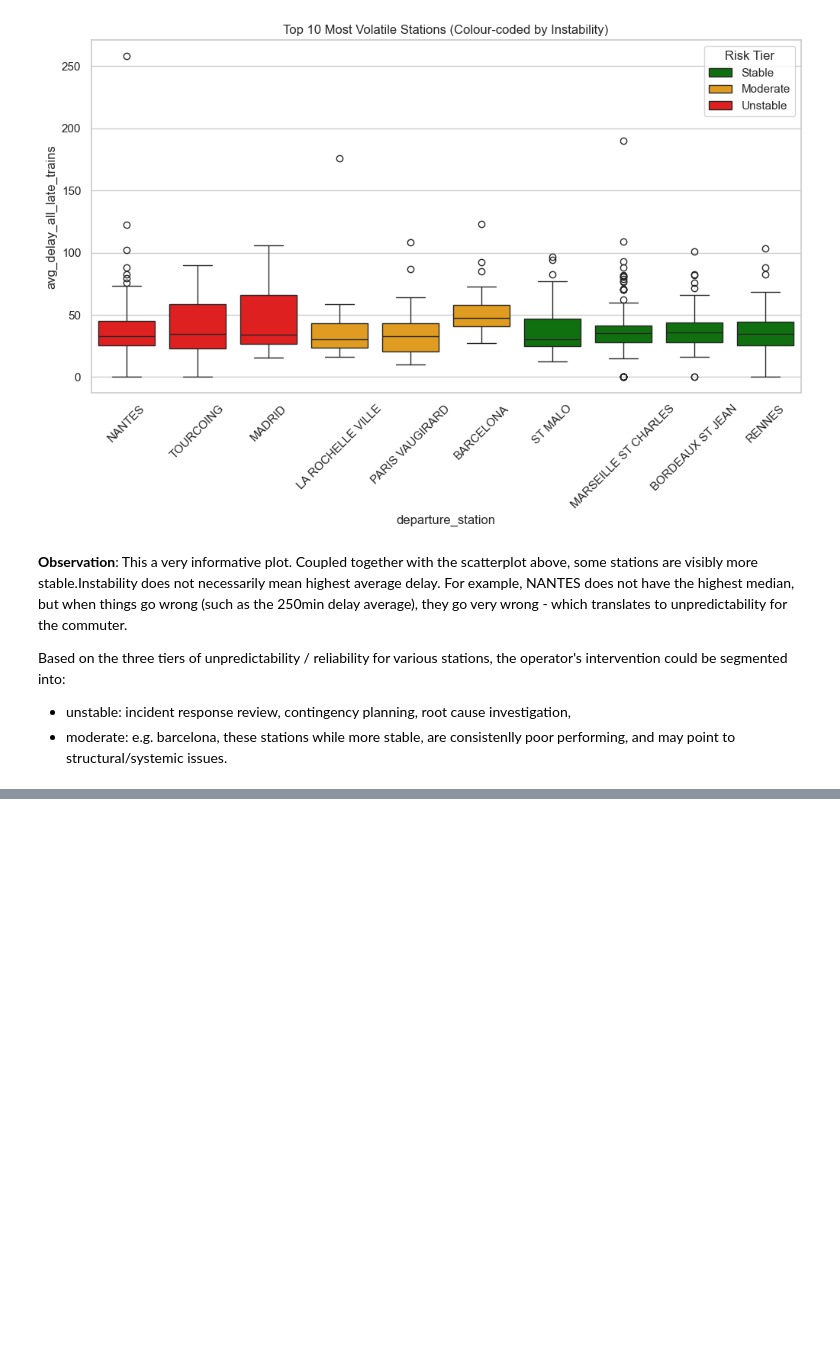
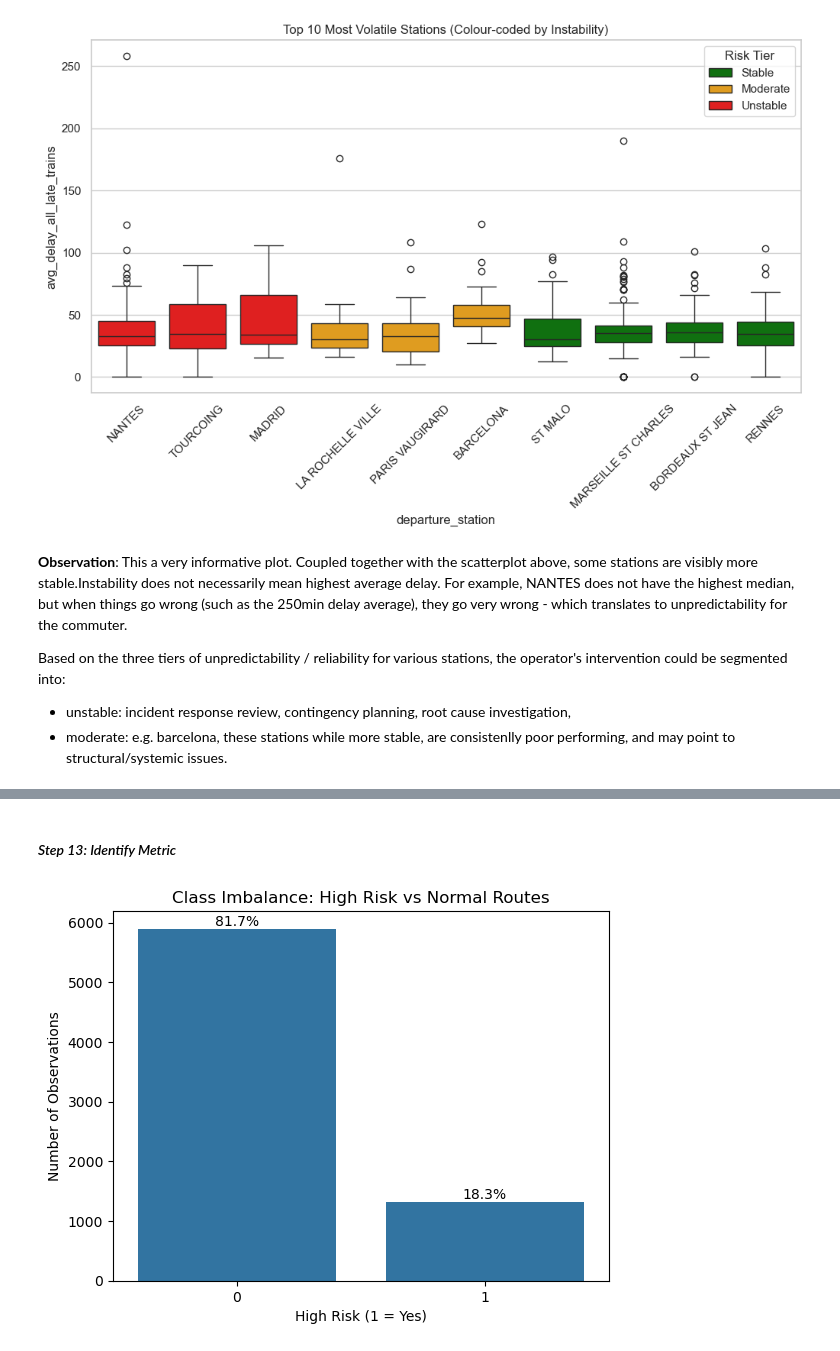
Before and after one commit to fangwan90/HaaS_Git, a Jupyter notebook: Capstone/Capstone.ipynb, the cells around one changed output, grey strips where cells are left out. Cells and saved outputs as stored; diff of their text form; code cells hidden in the pictures; blank space fills up the shorter version.

Commit message:
Update Capstone notebook with new analysis and visualizations

```diff
--- a/Capstone/Capstone.ipynb
+++ b/Capstone/Capstone.ipynb
@@ -635,6 +645,6 @@ df = df.drop(columns=['departure_station', 'arrival_station'])
 # %%
 # create meaningful time features for modelling
+# keep period since we need it for sorting later
 df['month_sin'] = np.sin(2 * np.pi * df['month'] / 12)
 df['month_cos'] = np.cos(2 * np.pi * df['month'] / 12)
 df['t'] = (df['period'] - df['period'].min()).dt.days
-df = df.drop(columns=['period'])
@@ -660,0 +655,27 @@ df['high_risk'] = (
+# %%
+# sort first (so everything downstream is consistent)
+df = df.sort_values(["liaison", "period"])
+
+
+# identify key performance metrics to create lag features
+lag_cols = [
+    "lateness_rate",
+    "cancellation_rate",
+    "avg_delay_all_trains",
+    "late_trains_over_60min"
+]
+
+# create lag features
+for col in lag_cols:
+    # lag1 is last month's value, shifted by 1 mth lag
+    df[f"{col}_lag1"] = df.groupby("liaison")[col].shift(1)
+    # roll3 is last 3 months' rolling average, shifted by 1 mth lag
+    df[f"{col}_roll3"] = (
+        df.groupby("liaison")[col]
+          .rolling(3, min_periods=3).mean()
+          .shift(1)
+          .reset_index(level=0, drop=True)
+    )
+
+# drop rows with no lag features
+df = df.dropna()
@@ -696,0 +774,20 @@ memory usage: 1.6 MB
+# %% [markdown]
+#### _Step 13: Identify Metric_
+# %%
+# check for class imbalance
+ax = sns.countplot(x='high_risk_pred', data=df)
+total = len(df)
+
+for p in ax.patches:
+    count = int(p.get_height())
+    percent = 100 * count / total
+    ax.annotate(f'{percent:.1f}%',
+                (p.get_x() + p.get_width() / 2, p.get_height()),
+                ha='center', va='bottom')
+
+plt.title("Class Imbalance: High Risk vs Normal Routes")
+plt.xlabel("High Risk (1 = Yes)")
+plt.ylabel("Number of Observations")
+plt.show()
+# %% [output]
+[figure, added]
```
Also changed, not shown: parts of 63 cells of this notebook.
